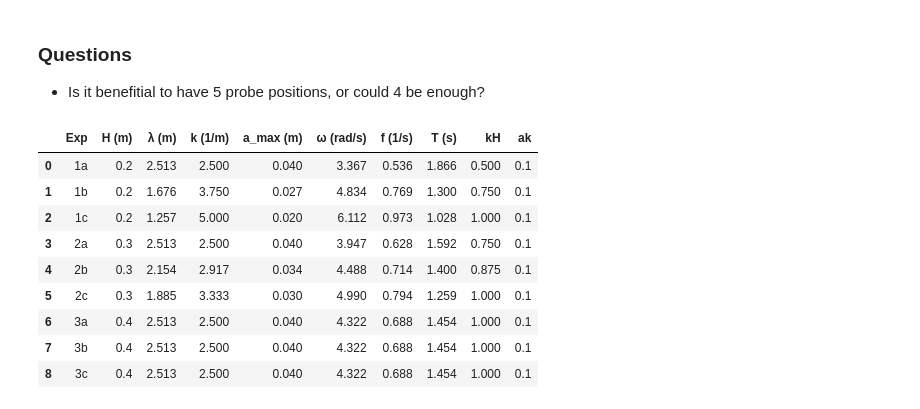
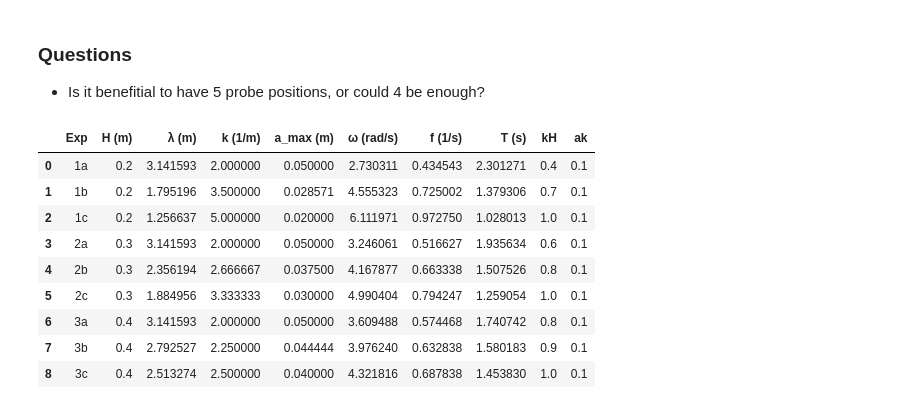
Before and after one commit to kjes4pres/Master_code, a Jupyter notebook: wave_params_to_run.ipynb, the cells around one changed output. Saved outputs shown, nothing was run; the diff lists cells and outputs as text; code cells hidden in the pictures.

```diff
--- a/lab_prep.ipynb
+++ b/wave_params_to_run.ipynb
@@ -49,41 +49,41 @@ table_data = []
 
 for H in depths:
     # maximum wave number for given depth
     k_max = kH_max/H
     # guessing on a minimum wave number
-    k_min = 2.5
+    k_min = 2
     # wave numbers
     k_values = np.linspace(k_min, k_max, num)
 
     for i, k in enumerate(k_values):
         # wavelength
         lam = 2 * np.pi / k
         # max amplitude for linear waves
         a_max = ak_max / k
         kH = k * H
         ak = k * a_max
         # angular frequency
         # from dispersion relation
         omega = np.sqrt(g*k*np.tanh(kH))
         # frequency
         f = omega/(2*np.pi)
         # wave period
         T = 1/f
         # making a table with labels
         exp_label = f"{depths.index(H)+1}{chr(97+i)}"
-        table_data.append([exp_label, H, round(lam, 3), round(k, 3), round(a_max, 3), round(omega, 3), round(f, 3), round(T, 3), round(kH, 3), round(ak, 3)])
+        table_data.append([exp_label, H, lam, k, a_max, omega, f, T, kH, ak])
 
 df = pd.DataFrame(table_data, columns=["Exp", "H (m)", "λ (m)", "k (1/m)", "a_max (m)","ω (rad/s)", "f (1/s)", "T (s)","kH", "ak"])
 
 df
 # %% [output]
 |  | Exp | H (m) | λ (m) | k (1/m) | a_max (m) | ω (rad/s) | f (1/s) | T (s) | kH | ak |
-| 0 | 1a | 0.2 | 2.513 | 2.500 | 0.040 | 3.367 | 0.536 | 1.866 | 0.500 | 0.1 |
-| 1 | 1b | 0.2 | 1.676 | 3.750 | 0.027 | 4.834 | 0.769 | 1.300 | 0.750 | 0.1 |
-| 2 | 1c | 0.2 | 1.257 | 5.000 | 0.020 | 6.112 | 0.973 | 1.028 | 1.000 | 0.1 |
-| 3 | 2a | 0.3 | 2.513 | 2.500 | 0.040 | 3.947 | 0.628 | 1.592 | 0.750 | 0.1 |
-| 4 | 2b | 0.3 | 2.154 | 2.917 | 0.034 | 4.488 | 0.714 | 1.400 | 0.875 | 0.1 |
-| 5 | 2c | 0.3 | 1.885 | 3.333 | 0.030 | 4.990 | 0.794 | 1.259 | 1.000 | 0.1 |
-| 6 | 3a | 0.4 | 2.513 | 2.500 | 0.040 | 4.322 | 0.688 | 1.454 | 1.000 | 0.1 |
-| 7 | 3b | 0.4 | 2.513 | 2.500 | 0.040 | 4.322 | 0.688 | 1.454 | 1.000 | 0.1 |
-| 8 | 3c | 0.4 | 2.513 | 2.500 | 0.040 | 4.322 | 0.688 | 1.454 | 1.000 | 0.1 |
+| 0 | 1a | 0.2 | 3.141593 | 2.000000 | 0.050000 | 2.730311 | 0.434543 | 2.301271 | 0.4 | 0.1 |
+| 1 | 1b | 0.2 | 1.795196 | 3.500000 | 0.028571 | 4.555323 | 0.725002 | 1.379306 | 0.7 | 0.1 |
+| 2 | 1c | 0.2 | 1.256637 | 5.000000 | 0.020000 | 6.111971 | 0.972750 | 1.028013 | 1.0 | 0.1 |
+| 3 | 2a | 0.3 | 3.141593 | 2.000000 | 0.050000 | 3.246061 | 0.516627 | 1.935634 | 0.6 | 0.1 |
+| 4 | 2b | 0.3 | 2.356194 | 2.666667 | 0.037500 | 4.167877 | 0.663338 | 1.507526 | 0.8 | 0.1 |
+| 5 | 2c | 0.3 | 1.884956 | 3.333333 | 0.030000 | 4.990404 | 0.794247 | 1.259054 | 1.0 | 0.1 |
+| 6 | 3a | 0.4 | 3.141593 | 2.000000 | 0.050000 | 3.609488 | 0.574468 | 1.740742 | 0.8 | 0.1 |
+| 7 | 3b | 0.4 | 2.792527 | 2.250000 | 0.044444 | 3.976240 | 0.632838 | 1.580183 | 0.9 | 0.1 |
+| 8 | 3c | 0.4 | 2.513274 | 2.500000 | 0.040000 | 4.321816 | 0.687838 | 1.453830 | 1.0 | 0.1 |
```
